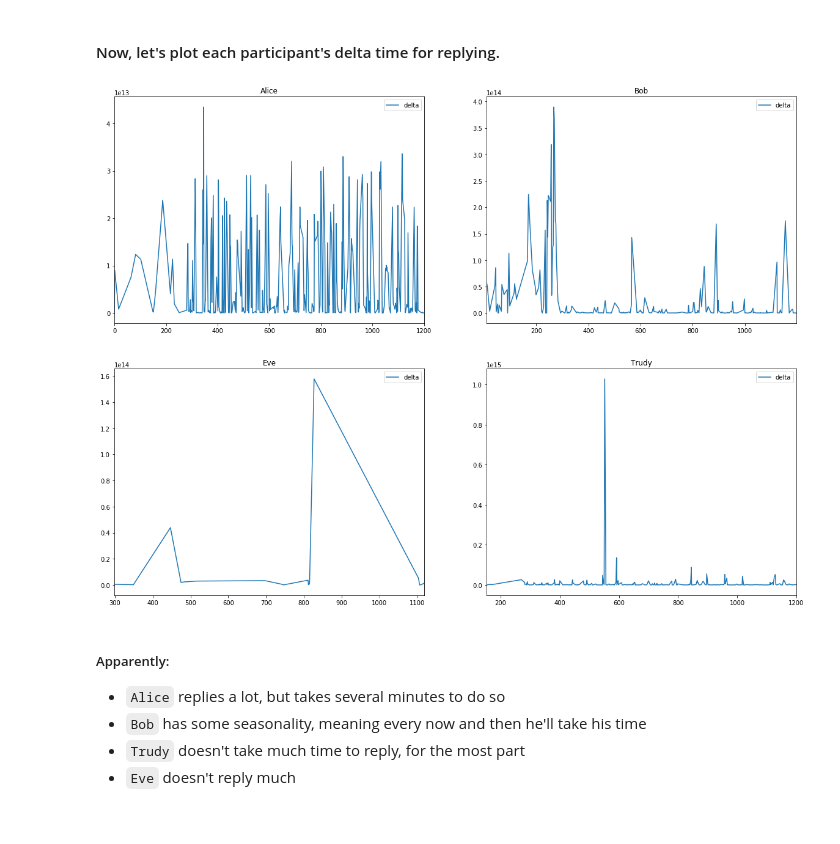
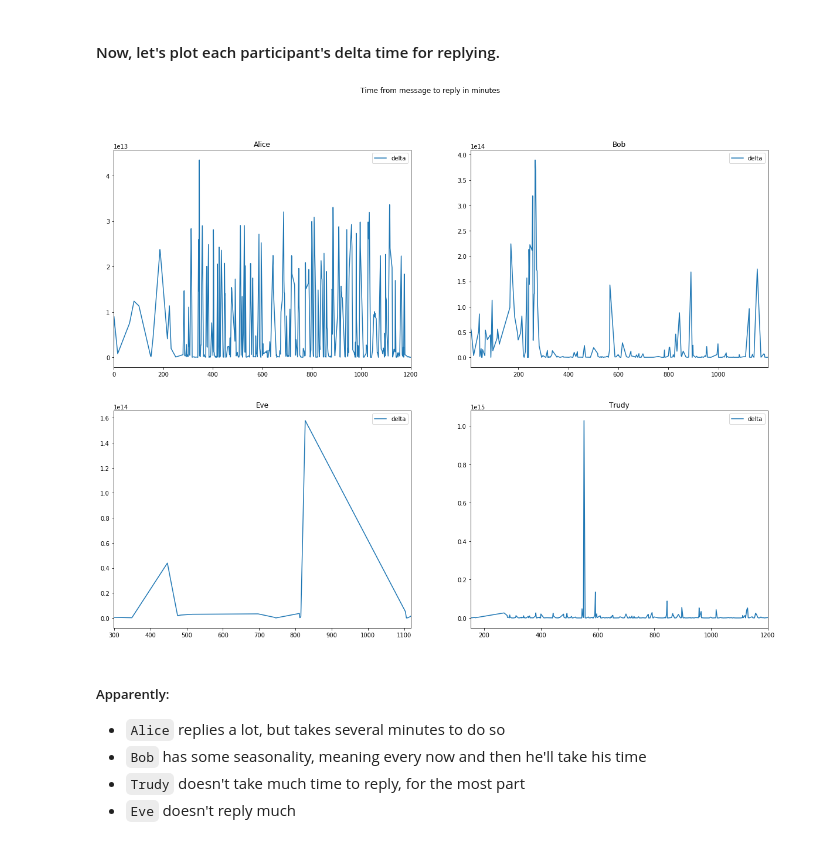
Before and after one commit to galimba/telegram-group-analytics, a Jupyter notebook: terapia_de_grupo.ipynb, the cells around one changed output. Drawn from its saved outputs; the diff is of its cells as text; code cells hidden in the pictures.

```diff
--- a/terapia_de_grupo.ipynb
+++ b/terapia_de_grupo.ipynb
@@ -219,18 +222,19 @@ reply_df
 # %%
 # might need this conversion
 #reply_df['delta'] = pd.to_numeric(reply_df['delta'], errors='coerce')
 fig, axes = plt.subplots(nrows=2, ncols=2, figsize=(20, 15))
 reply_df.loc[reply_df['from']=='Alice'].plot(ax=axes[0,0],
         y='delta',title='Alice'); axes[0,0].set_title('Alice')
 reply_df.loc[reply_df['from']=='Bob'].plot(ax=axes[0,1],
         y='delta',title='Bob'); axes[0,1].set_title('Bob')
 reply_df.loc[reply_df['from']=='Eve'].plot(ax=axes[1,0],
         y='delta',title='Eve'); axes[1,0].set_title('Eve')
 reply_df.loc[reply_df['from']=='Trudy'].plot(ax=axes[1,1],
         y='delta',title='Trudy'); axes[1,1].set_title('Trudy')
+fig.suptitle('Time from message to reply in minutes')
 plt.show();
 # %% [output]
-[figure, old version]
+[figure, new version]
 # %% [markdown]
 ##### Apparently:
 * `Alice` replies a lot, but takes several minutes to do so
```
Also changed, not shown: parts of 40 cells of this notebook.
